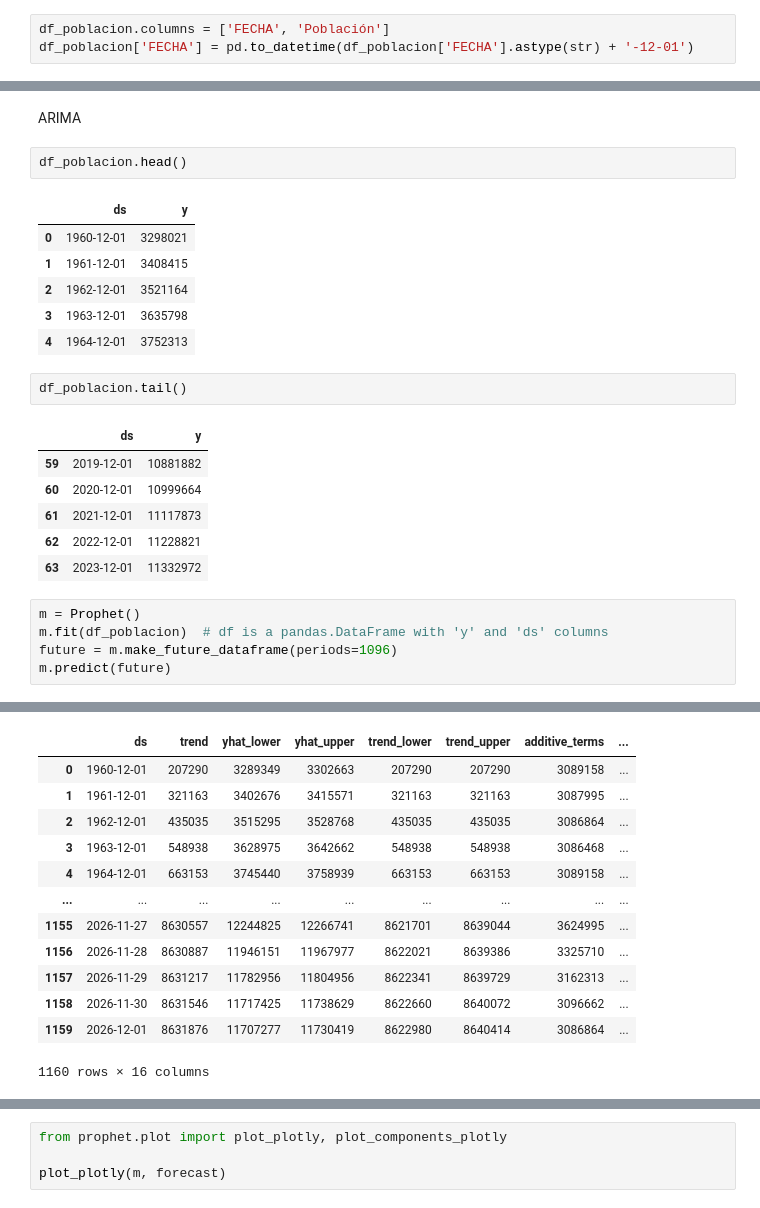
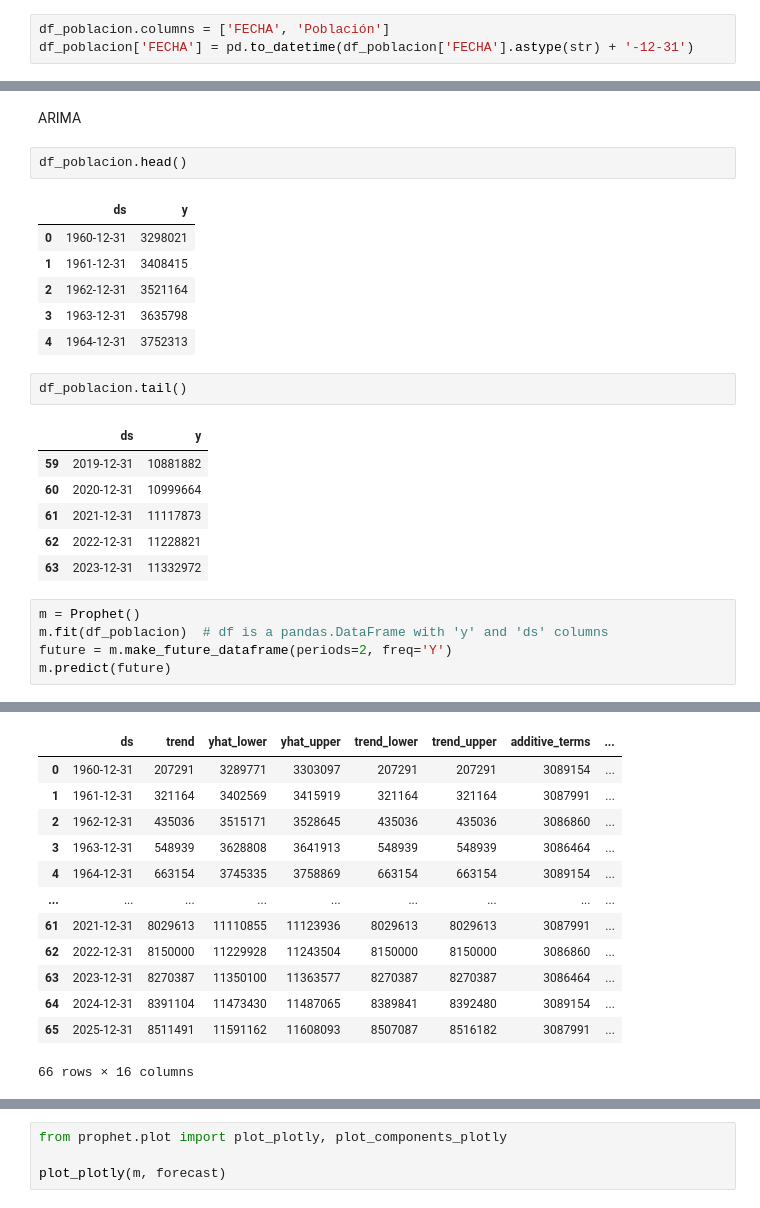
Before and after one commit to ngcarvajall/Accidentes_mortales_RD, a Jupyter notebook: Notebooks/Series_t.ipynb, the cells around one changed output, grey strips where cells are left out. Cells and saved outputs as stored; diff of their text form.

```diff
--- a/Notebooks/Series_t.ipynb
+++ b/Notebooks/Series_t.ipynb
@@ -488,7 +651,7 @@ df_poblacion.head()
 | 4 | 1964 | 3752313 |
 # %%
 df_poblacion.columns = ['FECHA', 'Población']
-df_poblacion['FECHA'] = pd.to_datetime(df_poblacion['FECHA'].astype(str) + '-12-01')
+df_poblacion['FECHA'] = pd.to_datetime(df_poblacion['FECHA'].astype(str) + '-12-31')
 # %%
 # instanciamos la clase
 analisis_st = st.TimeSeriesAnalysis(df_poblacion, temporal_column="FECHA", value_column="Población")
@@ -582,23 +747,23 @@ ARIMA
 df_poblacion.head()
 # %% [output]
 |  | ds | y |
-| 0 | 1960-12-01 | 3298021 |
-| 1 | 1961-12-01 | 3408415 |
-| 2 | 1962-12-01 | 3521164 |
-| 3 | 1963-12-01 | 3635798 |
-| 4 | 1964-12-01 | 3752313 |
+| 0 | 1960-12-31 | 3298021 |
+| 1 | 1961-12-31 | 3408415 |
+| 2 | 1962-12-31 | 3521164 |
+| 3 | 1963-12-31 | 3635798 |
+| 4 | 1964-12-31 | 3752313 |
 # %%
 df_poblacion.tail()
 # %% [output]
 |  | ds | y |
-| 59 | 2019-12-01 | 10881882 |
-| 60 | 2020-12-01 | 10999664 |
-| 61 | 2021-12-01 | 11117873 |
-| 62 | 2022-12-01 | 11228821 |
-| 63 | 2023-12-01 | 11332972 |
+| 59 | 2019-12-31 | 10881882 |
+| 60 | 2020-12-31 | 10999664 |
+| 61 | 2021-12-31 | 11117873 |
+| 62 | 2022-12-31 | 11228821 |
+| 63 | 2023-12-31 | 11332972 |
 # %%
 m = Prophet()
 m.fit(df_poblacion)  # df is a pandas.DataFrame with 'y' and 'ds' columns
-future = m.make_future_dataframe(periods=1096)
+future = m.make_future_dataframe(periods=2, freq='Y')
 m.predict(future)
 # %% [output]
@@ -607,13 +772,13 @@ m.predict(future)
 |  | ds | trend | yhat_lower | yhat_upper | trend_lower | trend_upper | additive_terms | ... |
-| 0 | 1960-12-01 | 207290 | 3289349 | 3302663 | 207290 | 207290 | 3089158 | ... |
-| 1 | 1961-12-01 | 321163 | 3402676 | 3415571 | 321163 | 321163 | 3087995 | ... |
-| 2 | 1962-12-01 | 435035 | 3515295 | 3528768 | 435035 | 435035 | 3086864 | ... |
-| 3 | 1963-12-01 | 548938 | 3628975 | 3642662 | 548938 | 548938 | 3086468 | ... |
-| 4 | 1964-12-01 | 663153 | 3745440 | 3758939 | 663153 | 663153 | 3089158 | ... |
+| 0 | 1960-12-31 | 207291 | 3289771 | 3303097 | 207291 | 207291 | 3089154 | ... |
+| 1 | 1961-12-31 | 321164 | 3402569 | 3415919 | 321164 | 321164 | 3087991 | ... |
+| 2 | 1962-12-31 | 435036 | 3515171 | 3528645 | 435036 | 435036 | 3086860 | ... |
+| 3 | 1963-12-31 | 548939 | 3628808 | 3641913 | 548939 | 548939 | 3086464 | ... |
+| 4 | 1964-12-31 | 663154 | 3745335 | 3758869 | 663154 | 663154 | 3089154 | ... |
 | ... | ... | ... | ... | ... | ... | ... | ... | ... |
-| 1155 | 2026-11-27 | 8630557 | 12244825 | 12266741 | 8621701 | 8639044 | 3624995 | ... |
-| 1156 | 2026-11-28 | 8630887 | 11946151 | 11967977 | 8622021 | 8639386 | 3325710 | ... |
-| 1157 | 2026-11-29 | 8631217 | 11782956 | 11804956 | 8622341 | 8639729 | 3162313 | ... |
-| 1158 | 2026-11-30 | 8631546 | 11717425 | 11738629 | 8622660 | 8640072 | 3096662 | ... |
-| 1159 | 2026-12-01 | 8631876 | 11707277 | 11730419 | 8622980 | 8640414 | 3086864 | ... |
+| 61 | 2021-12-31 | 8029613 | 11110855 | 11123936 | 8029613 | 8029613 | 3087991 | ... |
+| 62 | 2022-12-31 | 8150000 | 11229928 | 11243504 | 8150000 | 8150000 | 3086860 | ... |
+| 63 | 2023-12-31 | 8270387 | 11350100 | 11363577 | 8270387 | 8270387 | 3086464 | ... |
+| 64 | 2024-12-31 | 8391104 | 11473430 | 11487065 | 8389841 | 8392480 | 3089154 | ... |
+| 65 | 2025-12-31 | 8511491 | 11591162 | 11608093 | 8507087 | 8516182 | 3087991 | ... |
-1160 rows × 16 columns
+66 rows × 16 columns
```
Also changed, not shown: parts of 34 cells of this notebook, 1 other file.
